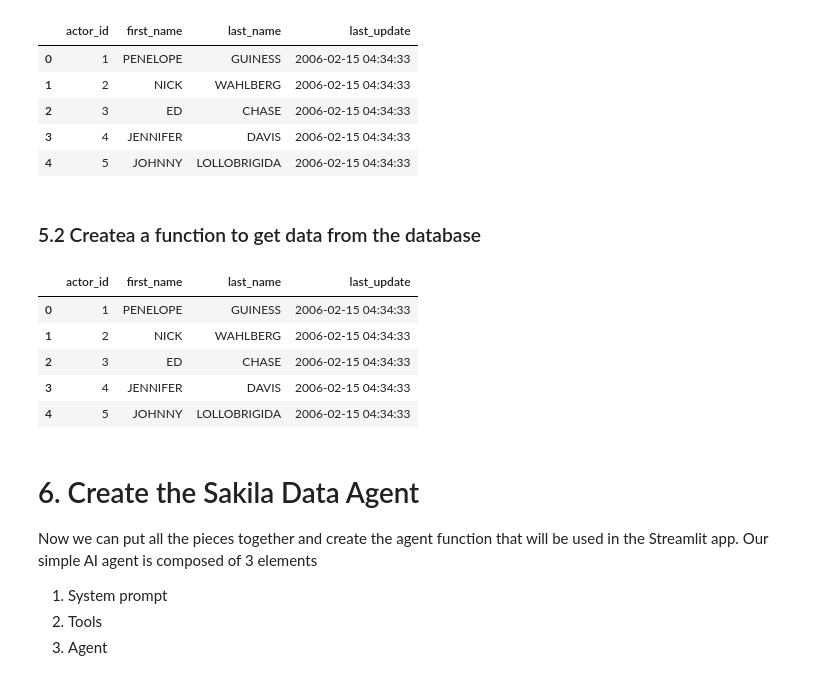
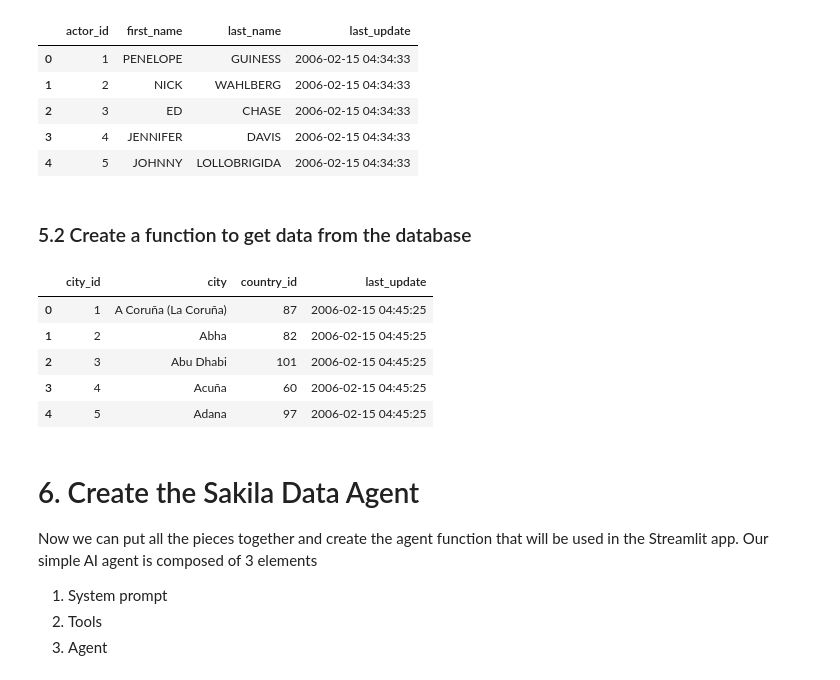
Before and after one commit to nmirabets/sakila-data-ai-agent, a Jupyter notebook: Developer_Guide.ipynb, the cells around one changed output. Drawn from its saved outputs; the diff is of its cells as text; code cells hidden in the pictures.

```diff
--- a/Developer_Guide.ipynb
+++ b/Developer_Guide.ipynb
@@ -308,7 +315,7 @@ df.head()
 | 3 | 4 | JENNIFER | DAVIS | 2006-02-15 04:34:33 |
 | 4 | 5 | JOHNNY | LOLLOBRIGIDA | 2006-02-15 04:34:33 |
 # %% [markdown]
-### 5.2 Createa a function to get data from the database
+### 5.2 Create a function to get data from the database
 # %%
 # Create a function to get data from the database
 def get_data_df(query):
@@ -324,16 +331,16 @@ def get_data_df(query):
     return df
 # %%
 # Test the function
-query = "SELECT * FROM actor"
+query = "SELECT * FROM city"
 df = get_data_df(query)
 df.head()
 # %% [output]
-|  | actor_id | first_name | last_name | last_update |
-| 0 | 1 | PENELOPE | GUINESS | 2006-02-15 04:34:33 |
-| 1 | 2 | NICK | WAHLBERG | 2006-02-15 04:34:33 |
-| 2 | 3 | ED | CHASE | 2006-02-15 04:34:33 |
-| 3 | 4 | JENNIFER | DAVIS | 2006-02-15 04:34:33 |
-| 4 | 5 | JOHNNY | LOLLOBRIGIDA | 2006-02-15 04:34:33 |
+|  | city_id | city | country_id | last_update |
+| 0 | 1 | A Coruña (La Coruña) | 87 | 2006-02-15 04:45:25 |
+| 1 | 2 | Abha | 82 | 2006-02-15 04:45:25 |
+| 2 | 3 | Abu Dhabi | 101 | 2006-02-15 04:45:25 |
+| 3 | 4 | Acuña | 60 | 2006-02-15 04:45:25 |
+| 4 | 5 | Adana | 97 | 2006-02-15 04:45:25 |
 # %% [markdown]
 # 6. Create the Sakila Data Agent
 
```
Also changed, not shown: parts of 8 cells of this notebook, 3 other files.
